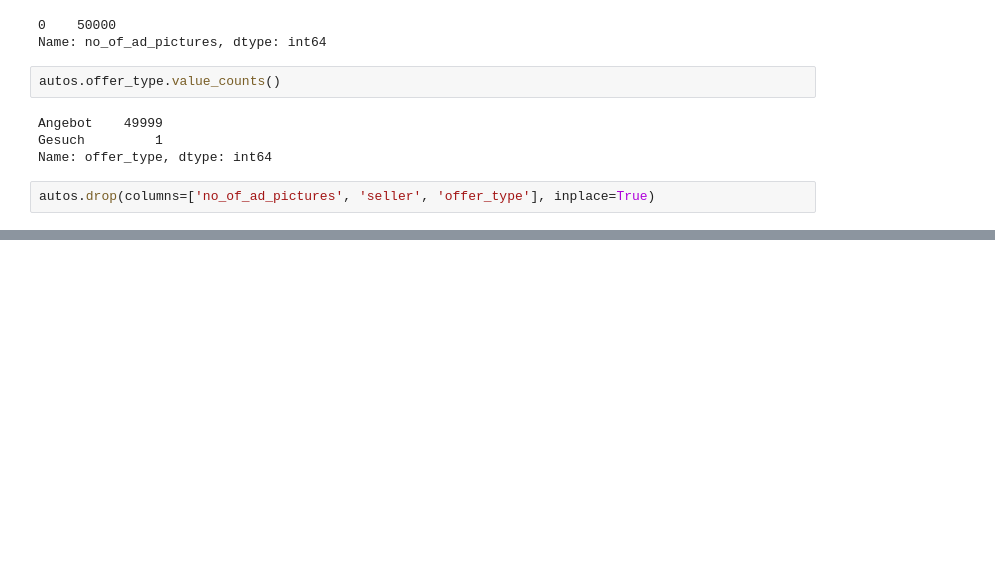
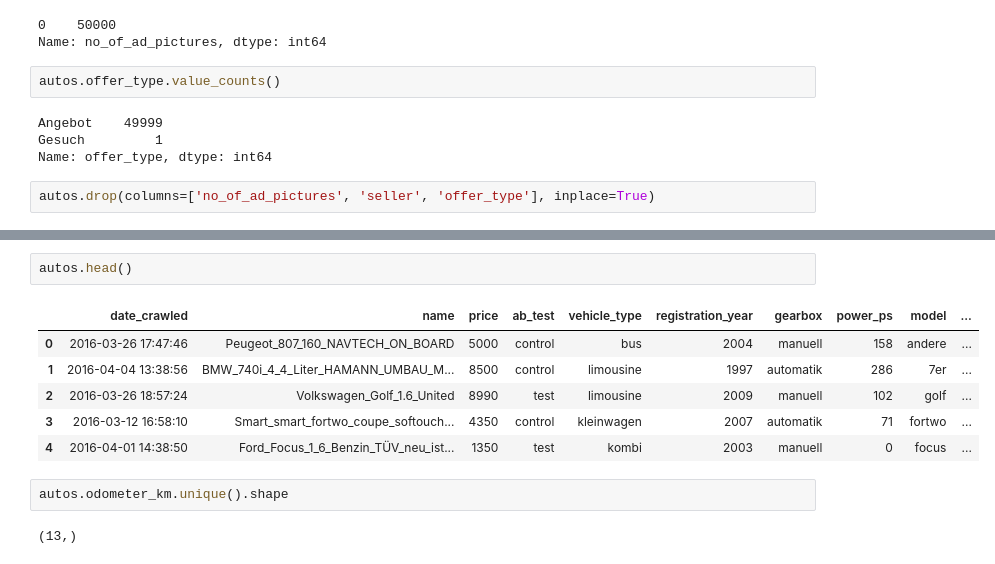
Before and after one commit to Justus-coded/Data-Visualization-and-Exploratory-Data-Analysis, a Jupyter notebook: Exploring Ebay Car Sales Data/Ebay Car Sales Data.ipynb, the cells around one changed output, grey strips where cells are left out. Saved outputs shown, nothing was run; the diff lists cells and outputs as text; blank space fills up the shorter version.

```diff
--- a/Exploring Ebay Car Sales Data/Ebay Car Sales Data.ipynb
+++ b/Exploring Ebay Car Sales Data/Ebay Car Sales Data.ipynb
@@ -156,0 +177,13 @@ autos.drop(columns=['no_of_ad_pictures', 'seller', 'offer_type'], inplace=True)
+# %%
+autos.head()
+# %% [output]
+|  | date_crawled | name | price | ab_test | vehicle_type | registration_year | gearbox | power_ps | model | ... |
+| 0 | 2016-03-26 17:47:46 | Peugeot_807_160_NAVTECH_ON_BOARD | 5000 | control | bus | 2004 | manuell | 158 | andere | ... |
+| 1 | 2016-04-04 13:38:56 | BMW_740i_4_4_Liter_HAMANN_UMBAU_M... | 8500 | control | limousine | 1997 | automatik | 286 | 7er | ... |
+| 2 | 2016-03-26 18:57:24 | Volkswagen_Golf_1.6_United | 8990 | test | limousine | 2009 | manuell | 102 | golf | ... |
+| 3 | 2016-03-12 16:58:10 | Smart_smart_fortwo_coupe_softouch... | 4350 | control | kleinwagen | 2007 | automatik | 71 | fortwo | ... |
+| 4 | 2016-04-01 14:38:50 | Ford_Focus_1_6_Benzin_TÜV_neu_ist... | 1350 | test | kombi | 2003 | manuell | 0 | focus | ... |
+# %%
+autos.odometer_km.unique().shape
+# %% [output]
+(13,)
```
Also changed, not shown: parts of 9 cells of this notebook.
